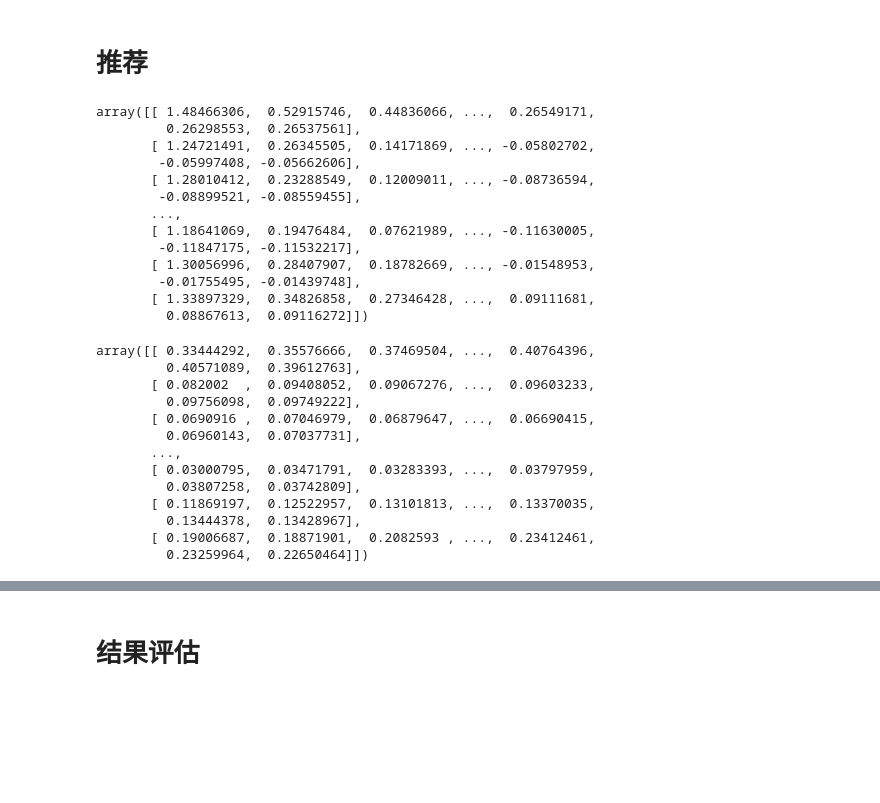
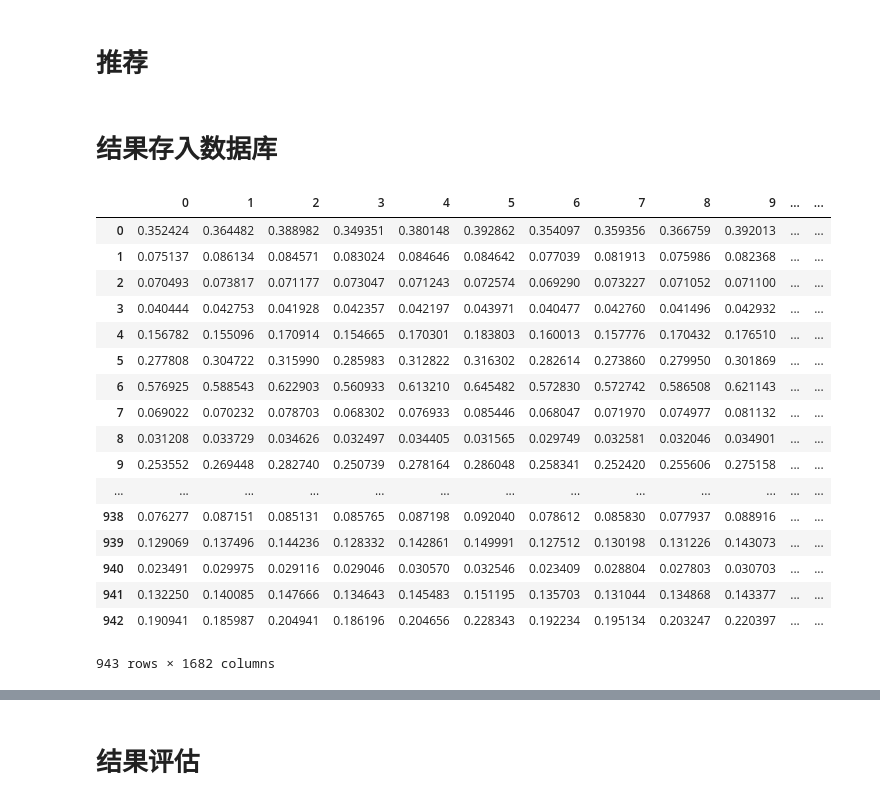
Before and after one commit to sven5566/PythonDataAnalysis, a Jupyter notebook: 推荐系统Demo.ipynb, the cells around one changed output, grey strips where cells are left out. Cells and saved outputs as stored; diff of their text form; code cells hidden in the pictures; blank space fills up the shorter version.

```diff
--- a/推荐系统Demo.ipynb
+++ b/推荐系统Demo.ipynb
@@ -67,35 +68,30 @@ mean_user_rating = train_matrix.mean(axis=1)
 ratings_diff = (train_matrix - mean_user_rating[:,np.newaxis])
 # %%
 user_based_prediction = mean_user_rating[:,np.newaxis] + user_similarity.dot(ratings_diff) / np.array([np.abs(user_similarity).sum(axis=1)]).T
-user_based_prediction
-# %% [output]
-array([[ 1.48466306,  0.52915746,  0.44836066, ...,  0.26549171,
-         0.26298553,  0.26537561],
-       [ 1.24721491,  0.26345505,  0.14171869, ..., -0.05802702,
-        -0.05997408, -0.05662606],
-       [ 1.28010412,  0.23288549,  0.12009011, ..., -0.08736594,
-        -0.08899521, -0.08559455],
-       ...,
-       [ 1.18641069,  0.19476484,  0.07621989, ..., -0.11630005,
-        -0.11847175, -0.11532217],
-       [ 1.30056996,  0.28407907,  0.18782669, ..., -0.01548953,
-        -0.01755495, -0.01439748],
-       [ 1.33897329,  0.34826858,  0.27346428, ...,  0.09111681,
-         0.08867613,  0.09116272]])
 # %%
 item_based_prediction = train_matrix.dot(item_similarity) / np.array([np.abs(item_similarity).sum(axis=1)])
-item_based_prediction
-# %% [output]
-array([[ 0.33444292,  0.35576666,  0.37469504, ...,  0.40764396,
-         0.40571089,  0.39612763],
-       [ 0.082002  ,  0.09408052,  0.09067276, ...,  0.09603233,
-         0.09756098,  0.09749222],
-       [ 0.0690916 ,  0.07046979,  0.06879647, ...,  0.06690415,
-         0.06960143,  0.07037731],
-       ...,
-       [ 0.03000795,  0.03471791,  0.03283393, ...,  0.03797959,
-         0.03807258,  0.03742809],
-       [ 0.11869197,  0.12522957,  0.13101813, ...,  0.13370035,
-         0.13444378,  0.13428967],
-       [ 0.19006687,  0.18871901,  0.2082593 , ...,  0.23412461,
-         0.23259964,  0.22650464]])
+# %% [markdown]
+# 结果存入数据库
+# %%
+data = pd.DataFrame(item_based_prediction)
+# %%
+data
+# %% [output]
+|  | 0 | 1 | 2 | 3 | 4 | 5 | 6 | 7 | 8 | 9 | ... | ... |
+| 0 | 0.352424 | 0.364482 | 0.388982 | 0.349351 | 0.380148 | 0.392862 | 0.354097 | 0.359356 | 0.366759 | 0.392013 | ... | ... |
+| 1 | 0.075137 | 0.086134 | 0.084571 | 0.083024 | 0.084646 | 0.084642 | 0.077039 | 0.081913 | 0.075986 | 0.082368 | ... | ... |
+| 2 | 0.070493 | 0.073817 | 0.071177 | 0.073047 | 0.071243 | 0.072574 | 0.069290 | 0.073227 | 0.071052 | 0.071100 | ... | ... |
+| 3 | 0.040444 | 0.042753 | 0.041928 | 0.042357 | 0.042197 | 0.043971 | 0.040477 | 0.042760 | 0.041496 | 0.042932 | ... | ... |
+| 4 | 0.156782 | 0.155096 | 0.170914 | 0.154665 | 0.170301 | 0.183803 | 0.160013 | 0.157776 | 0.170432 | 0.176510 | ... | ... |
+| 5 | 0.277808 | 0.304722 | 0.315990 | 0.285983 | 0.312822 | 0.316302 | 0.282614 | 0.273860 | 0.279950 | 0.301869 | ... | ... |
+| 6 | 0.576925 | 0.588543 | 0.622903 | 0.560933 | 0.613210 | 0.645482 | 0.572830 | 0.572742 | 0.586508 | 0.621143 | ... | ... |
+| 7 | 0.069022 | 0.070232 | 0.078703 | 0.068302 | 0.076933 | 0.085446 | 0.068047 | 0.071970 | 0.074977 | 0.081132 | ... | ... |
+| 8 | 0.031208 | 0.033729 | 0.034626 | 0.032497 | 0.034405 | 0.031565 | 0.029749 | 0.032581 | 0.032046 | 0.034901 | ... | ... |
+| 9 | 0.253552 | 0.269448 | 0.282740 | 0.250739 | 0.278164 | 0.286048 | 0.258341 | 0.252420 | 0.255606 | 0.275158 | ... | ... |
+| ... | ... | ... | ... | ... | ... | ... | ... | ... | ... | ... | ... | ... |
+| 938 | 0.076277 | 0.087151 | 0.085131 | 0.085765 | 0.087198 | 0.092040 | 0.078612 | 0.085830 | 0.077937 | 0.088916 | ... | ... |
+| 939 | 0.129069 | 0.137496 | 0.144236 | 0.128332 | 0.142861 | 0.149991 | 0.127512 | 0.130198 | 0.131226 | 0.143073 | ... | ... |
+| 940 | 0.023491 | 0.029975 | 0.029116 | 0.029046 | 0.030570 | 0.032546 | 0.023409 | 0.028804 | 0.027803 | 0.030703 | ... | ... |
+| 941 | 0.132250 | 0.140085 | 0.147666 | 0.134643 | 0.145483 | 0.151195 | 0.135703 | 0.131044 | 0.134868 | 0.143377 | ... | ... |
+| 942 | 0.190941 | 0.185987 | 0.204941 | 0.186196 | 0.204656 | 0.228343 | 0.192234 | 0.195134 | 0.203247 | 0.220397 | ... | ... |
+943 rows × 1682 columns
```
Also changed, not shown: parts of 14 cells of this notebook.
